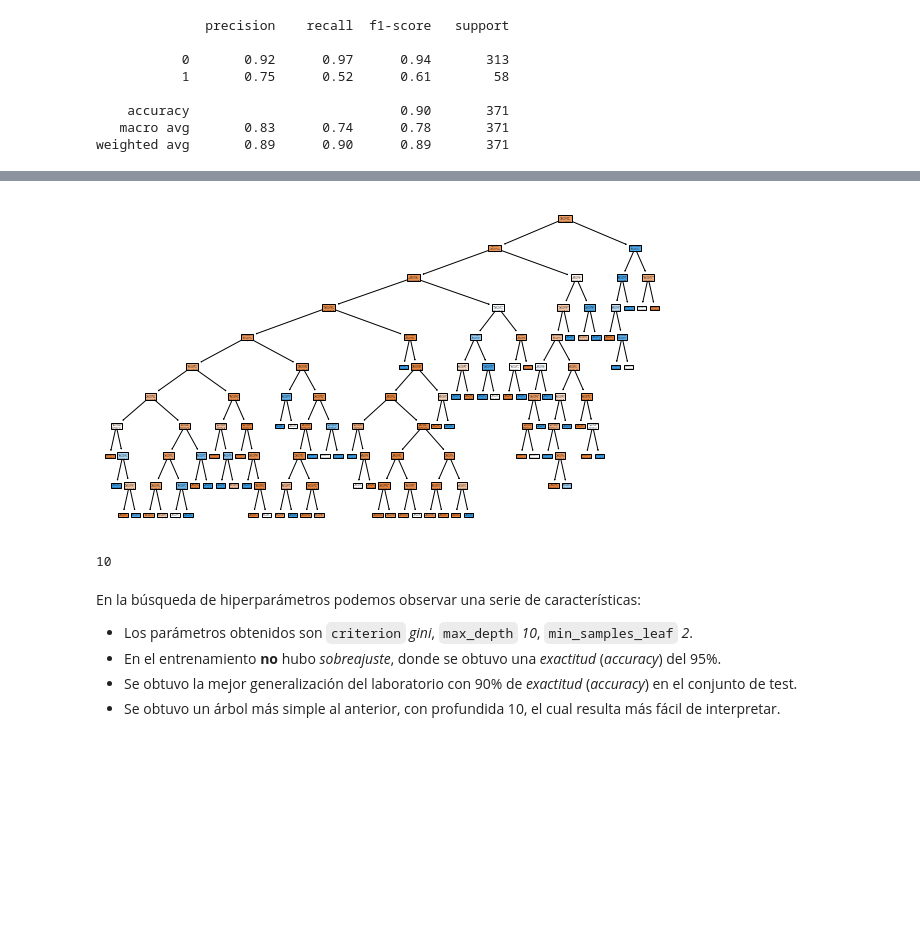
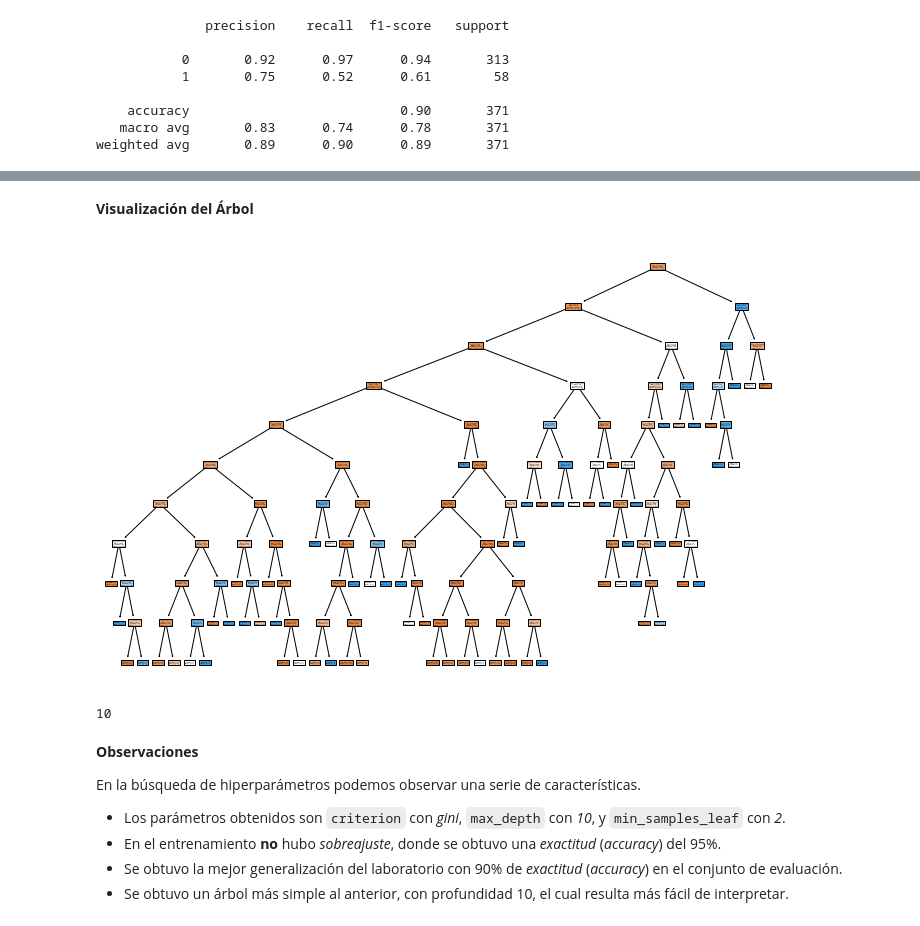
Before and after one commit to mgobbi289/DiploDatos, a Jupyter notebook: IntroduccionAprendizajeAutomatico/Lab_2.ipynb, the cells around one changed output, grey strips where cells are left out. Cells and saved outputs as stored; diff of their text form; code cells hidden in the pictures; blank space fills up the shorter version.

```diff
--- a/IntroduccionAprendizajeAutomatico/Lab_2.ipynb
+++ b/IntroduccionAprendizajeAutomatico/Lab_2.ipynb
@@ -597,19 +580,22 @@ plot_confusion_matrix(cm, ['paga', 'no paga'])
+# %% [markdown]
+**Visualización del Árbol**
 # %%
-from sklearn.tree import plot_tree
-
-fig = plt.figure(figsize=(10, 6))
+fig = plt.figure(figsize=(12, 8))
 
 plot_tree(best_model, filled=True);
 # %% [output]
-[figure, old version]
+[figure, new version]
-# %%
-best_model.get_depth()
-# %% [output]
-10
+# %%
+# Profundidad
+best_model.get_depth()
+# %% [output]
+10
 # %% [markdown]
-En la búsqueda de hiperparámetros podemos observar una serie de características:
+**Observaciones**
 
-- Los parámetros obtenidos son `criterion` *gini*, `max_depth` *10*, `min_samples_leaf` *2*.
+En la búsqueda de hiperparámetros podemos observar una serie de características.
+
+- Los parámetros obtenidos son `criterion` con *gini*, `max_depth` con *10*, y `min_samples_leaf` con *2*.
 - En el entrenamiento **no** hubo *sobreajuste*, donde se obtuvo una *exactitud* (*accuracy*) del 95%.
-- Se obtuvo la mejor generalización del laboratorio con 90% de *exactitud* (*accuracy*) en el conjunto de test.
-- Se obtuvo un árbol más simple al anterior, con profundida 10, el cual resulta más fácil de interpretar.
+- Se obtuvo la mejor generalización del laboratorio con 90% de *exactitud* (*accuracy*) en el conjunto de evaluación.
+- Se obtuvo un árbol más simple al anterior, con profundidad 10, el cual resulta más fácil de interpretar.
```
Also changed, not shown: parts of 75 cells of this notebook.
